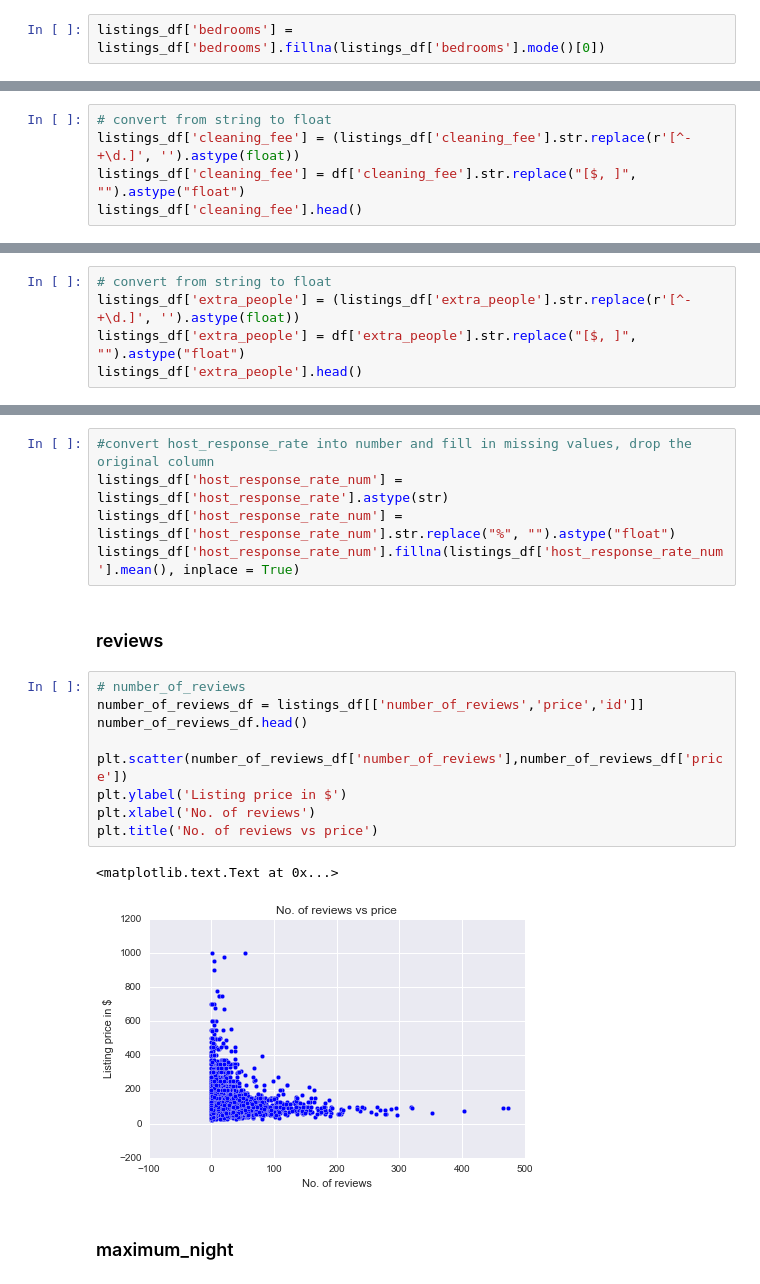
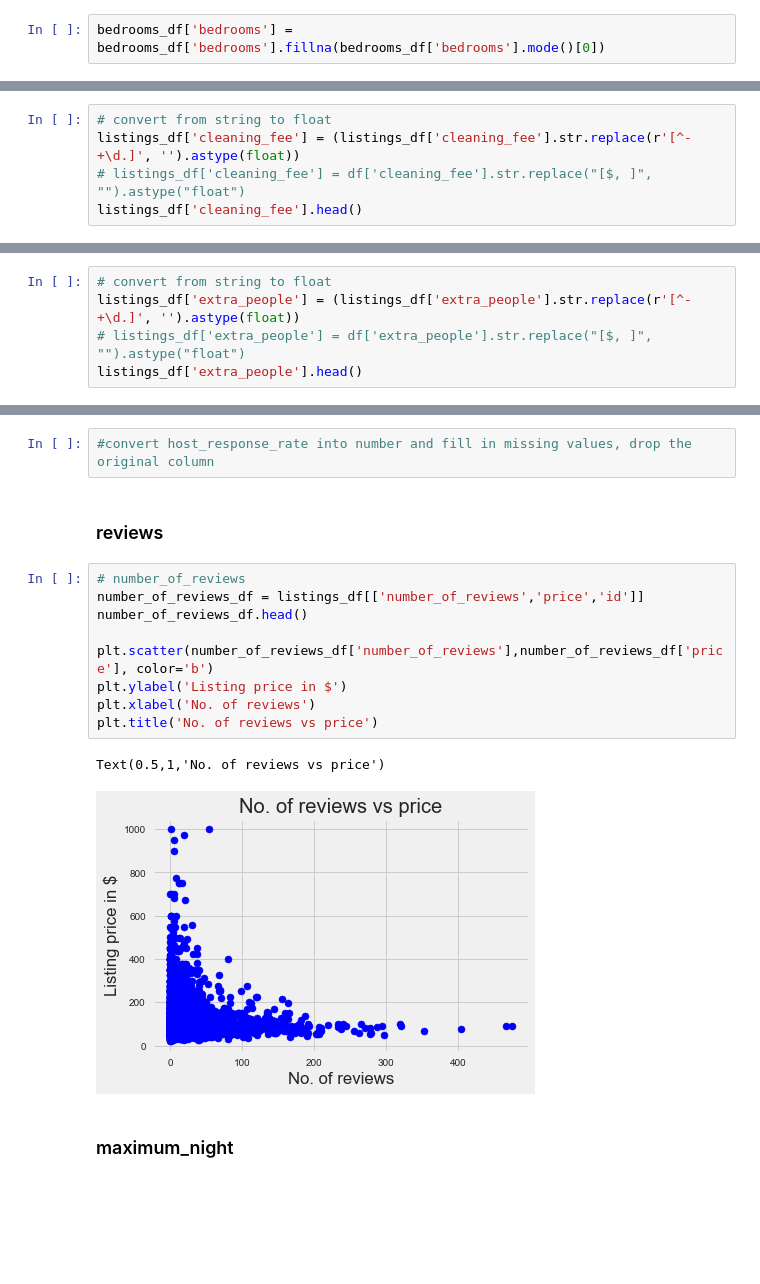
Before and after one commit to ntmai03/Airbnb, a Jupyter notebook: AirbnbListings.ipynb, the cells around one changed output, grey strips where cells are left out. Drawn from its saved outputs; the diff is of its cells as text; blank space fills up the shorter version.

```diff
--- a/AirbnbListings.ipynb
+++ b/AirbnbListings.ipynb
@@ -288,2 +518,2 @@ Frequency_Plot(bathrooms_df,'bathrooms','London')
 # %%
-listings_df['bedrooms'] = listings_df['bedrooms'].fillna(listings_df['bedrooms'].mode()[0])
+bedrooms_df['bedrooms'] = bedrooms_df['bedrooms'].fillna(bedrooms_df['bedrooms'].mode()[0])
@@ -328,7 +572,7 @@ Name: cleaning_fee, dtype: object
 # %%
 # convert from string to float
 listings_df['cleaning_fee'] = (listings_df['cleaning_fee'].str.replace(r'[^-+\d.]', '').astype(float))
-listings_df['cleaning_fee'] = df['cleaning_fee'].str.replace("[$, ]", "").astype("float")
+# listings_df['cleaning_fee'] = df['cleaning_fee'].str.replace("[$, ]", "").astype("float")
 listings_df['cleaning_fee'].head()
 # %% [output]
 0      NaN
@@ -352,7 +631,7 @@ Name: extra_people, dtype: object
 # %%
 # convert from string to float
 listings_df['extra_people'] = (listings_df['extra_people'].str.replace(r'[^-+\d.]', '').astype(float))
-listings_df['extra_people'] = df['extra_people'].str.replace("[$, ]", "").astype("float")
+# listings_df['extra_people'] = df['extra_people'].str.replace("[$, ]", "").astype("float")
 listings_df['extra_people'].head()
 # %% [output]
 0     5.0
@@ -370,23 +649,20 @@ listings_df['host_listings_count'].fillna(listings_df['host_listings_count'].mea
 ### host_response_rate
 # %%
 #convert host_response_rate into number and fill in missing values, drop the original column
-listings_df['host_response_rate_num'] = listings_df['host_response_rate'].astype(str)
-listings_df['host_response_rate_num'] = listings_df['host_response_rate_num'].str.replace("%", "").astype("float")
-listings_df['host_response_rate_num'].fillna(listings_df['host_response_rate_num'].mean(), inplace = True)
 # %% [markdown]
 ### reviews
 # %%
 # number_of_reviews
 number_of_reviews_df = listings_df[['number_of_reviews','price','id']]
 number_of_reviews_df.head()
 
-plt.scatter(number_of_reviews_df['number_of_reviews'],number_of_reviews_df['price'])
+plt.scatter(number_of_reviews_df['number_of_reviews'],number_of_reviews_df['price'], color='b')
 plt.ylabel('Listing price in $')
 plt.xlabel('No. of reviews')
 plt.title('No. of reviews vs price')
 # %% [output]
-<matplotlib.text.Text at 0x...>
+Text(0.5,1,'No. of reviews vs price')
-[figure, old version]
+[figure, new version]
 # %% [markdown]
 ### maximum_night
 # %% [markdown]
```
Also changed, not shown: parts of 52 cells of this notebook.
